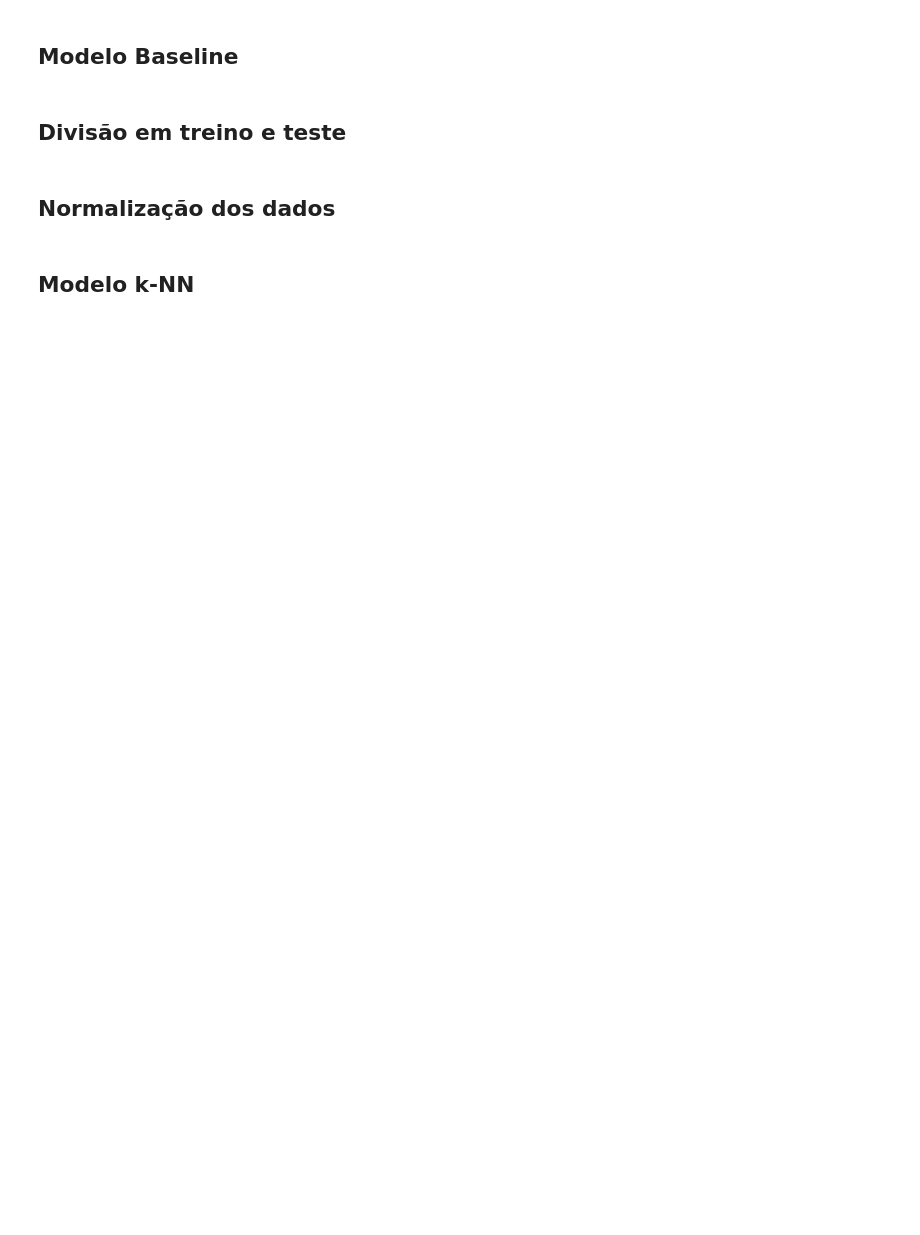
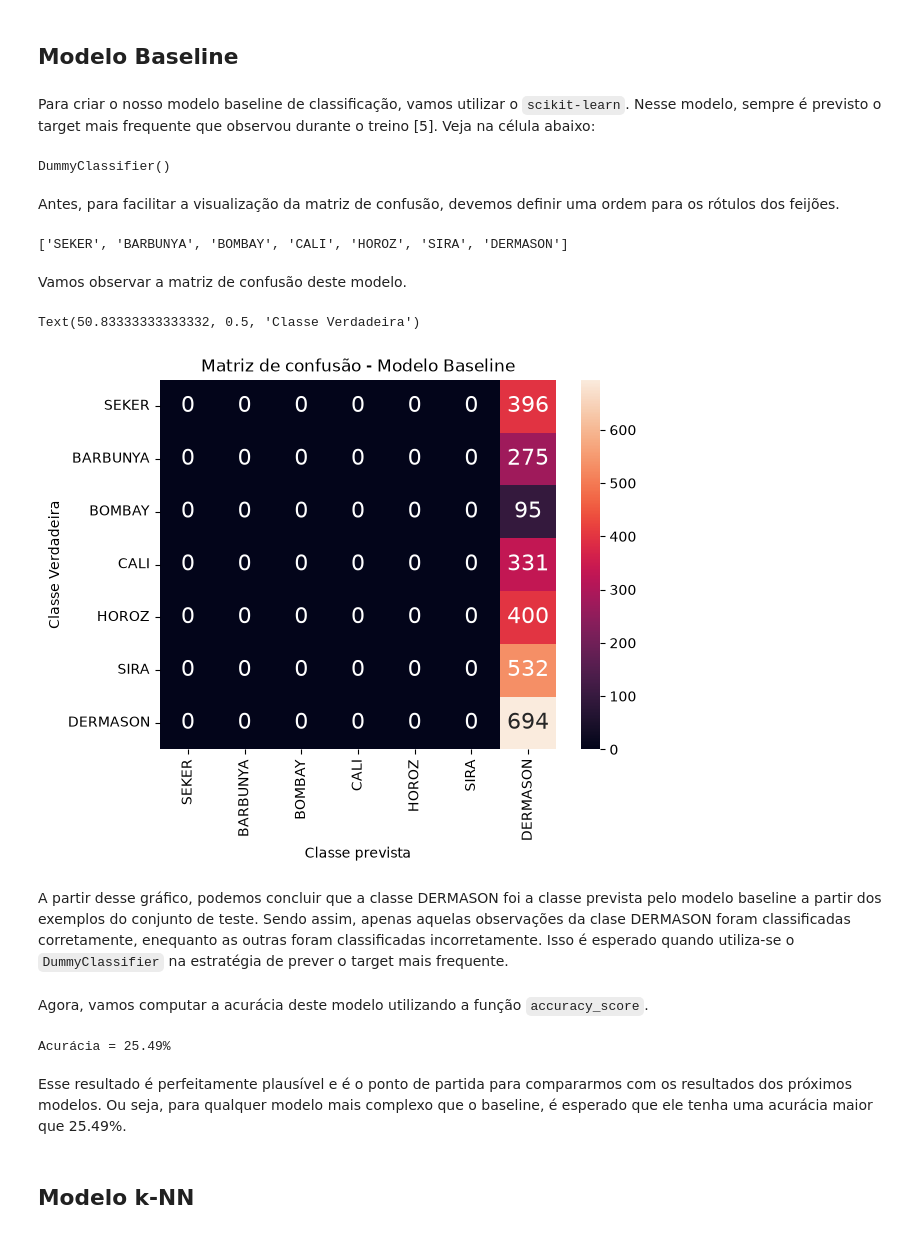
Before and after one commit to helo-sampc/Tiamat, a Jupyter notebook: Dry Bean Model.ipynb, the cells around one changed output. Cells and saved outputs as stored; diff of their text form; code cells hidden in the pictures; blank space fills up the shorter version.

Commit message:
Acho que terminei os códigos da análise exploratória, fiz o baseline e o pipeline do k-NN

```diff
--- a/Dry Bean Model.ipynb
+++ b/Dry Bean Model.ipynb
@@ -143,0 +195,3 @@ for atributo in atributos:
+# %%
+df_classe = df_feijoes[['Class']]
+df_classe
@@ -143,0 +214,10 @@ for atributo in atributos:
+# %%
+from sklearn.model_selection import train_test_split
+
+#TREINO: 80%
+#TESTE: 20%
+
+TAMANHO_TESTE = 0.2
+SEMENTE = 9384
+
+df_atributos_treino, df_atributos_teste, df_classe_treino, df_classe_teste = train_test_split(df_atributos, df_classe, test_size = TAMANHO_TESTE, random_state = SEMENTE)
@@ -144,8 +288,57 @@ for atributo in atributos:
 # %% [markdown]
 ## Modelo Baseline
-# %% [markdown]
-## Divisão em treino e teste
-# %% [markdown]
-## Normalização dos dados
+# %% [markdown]
+Para criar o nosso modelo baseline de classificação, vamos utilizar o `scikit-learn`. Nesse modelo, sempre é previsto o target mais frequente que observou durante o treino [5]. Veja na célula abaixo:
+# %%
+from sklearn.dummy import DummyClassifier
+
+modelo_baseline = DummyClassifier()
+modelo_baseline.fit(df_atributos_treino, df_classe_treino)
+# %% [output]
+DummyClassifier()
+# %% [markdown]
+Antes, para facilitar a visualização da matriz de confusão, devemos definir uma ordem para os rótulos dos feijões.
+# %%
+
+ordem_classes = df_feijoes["Class"].unique().tolist()
+
+ordem_classes
+# %% [output]
+['SEKER', 'BARBUNYA', 'BOMBAY', 'CALI', 'HOROZ', 'SIRA', 'DERMASON']
+# %% [markdown]
+Vamos observar a matriz de confusão deste modelo.
+# %%
+
+from sklearn.metrics import confusion_matrix
+
+df_classe_verdadeiro = df_classe_teste
+df_classe_previsao = modelo_baseline.predict(df_atributos_teste)
+
+matriz_conf = confusion_matrix(df_classe_verdadeiro, df_classe_previsao, labels=ordem_classes)
+df_conf = pd.DataFrame(matriz_conf, ordem_classes, ordem_classes)
+
+# O parâmetro fmt='d'  força a exibição como números inteiros
+sns.heatmap(df_conf, annot=True, fmt='d', annot_kws={"size": 16});
+
+plt.title('Matriz de confusão - Modelo Baseline')
+plt.xlabel('Classe prevista')
+plt.ylabel('Classe Verdadeira')
+# %% [output]
+Text(50.83333333333332, 0.5, 'Classe Verdadeira')
+[figure, added]
+# %% [markdown]
+A partir desse gráfico, podemos concluir que a classe DERMASON foi a classe prevista pelo modelo baseline a partir dos exemplos do conjunto de teste. Sendo assim, apenas aquelas observações da clase DERMASON foram classificadas corretamente, enequanto as outras foram classificadas incorretamente. Isso é esperado quando utiliza-se o `DummyClassifier` na estratégia de prever o target mais frequente.
+# %% [markdown]
+Agora, vamos computar a acurácia deste modelo utilizando a função `accuracy_score`.
+# %%
+from sklearn.metrics import accuracy_score
+
+acuracia = accuracy_score(df_classe_verdadeiro, df_classe_previsao)
+
+print(f"Acurácia = {(acuracia*100):.2f}%")
+# %% [output]
+Acurácia = 25.49%
+# %% [markdown]
+Esse resultado é perfeitamente plausível e é o ponto de partida para compararmos com os resultados dos próximos modelos. Ou seja, para qualquer modelo mais complexo que o baseline, é esperado que ele tenha uma acurácia maior que 25.49%.
 # %% [markdown]
 ## Modelo k-NN
```
Also changed, not shown: parts of 12 cells of this notebook.
